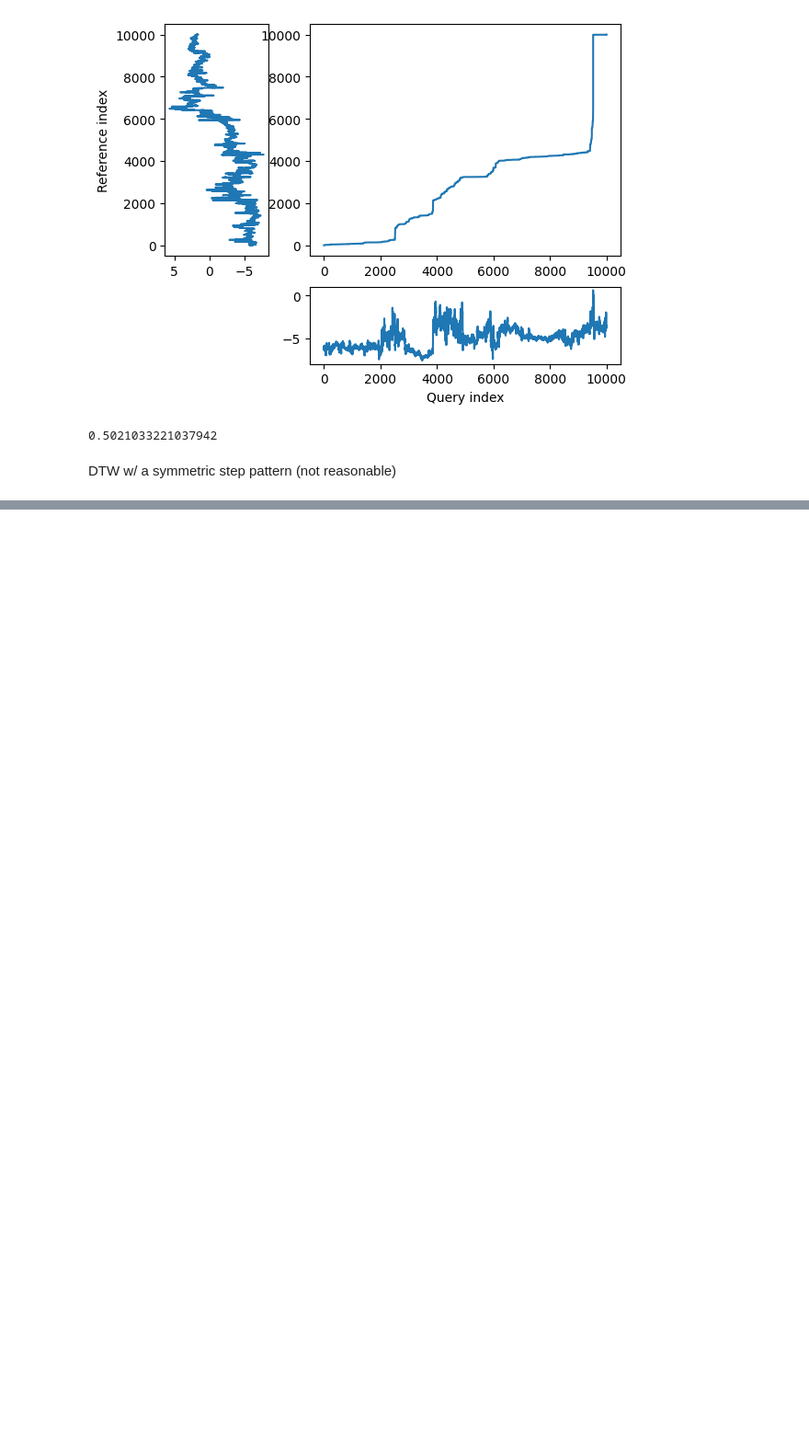
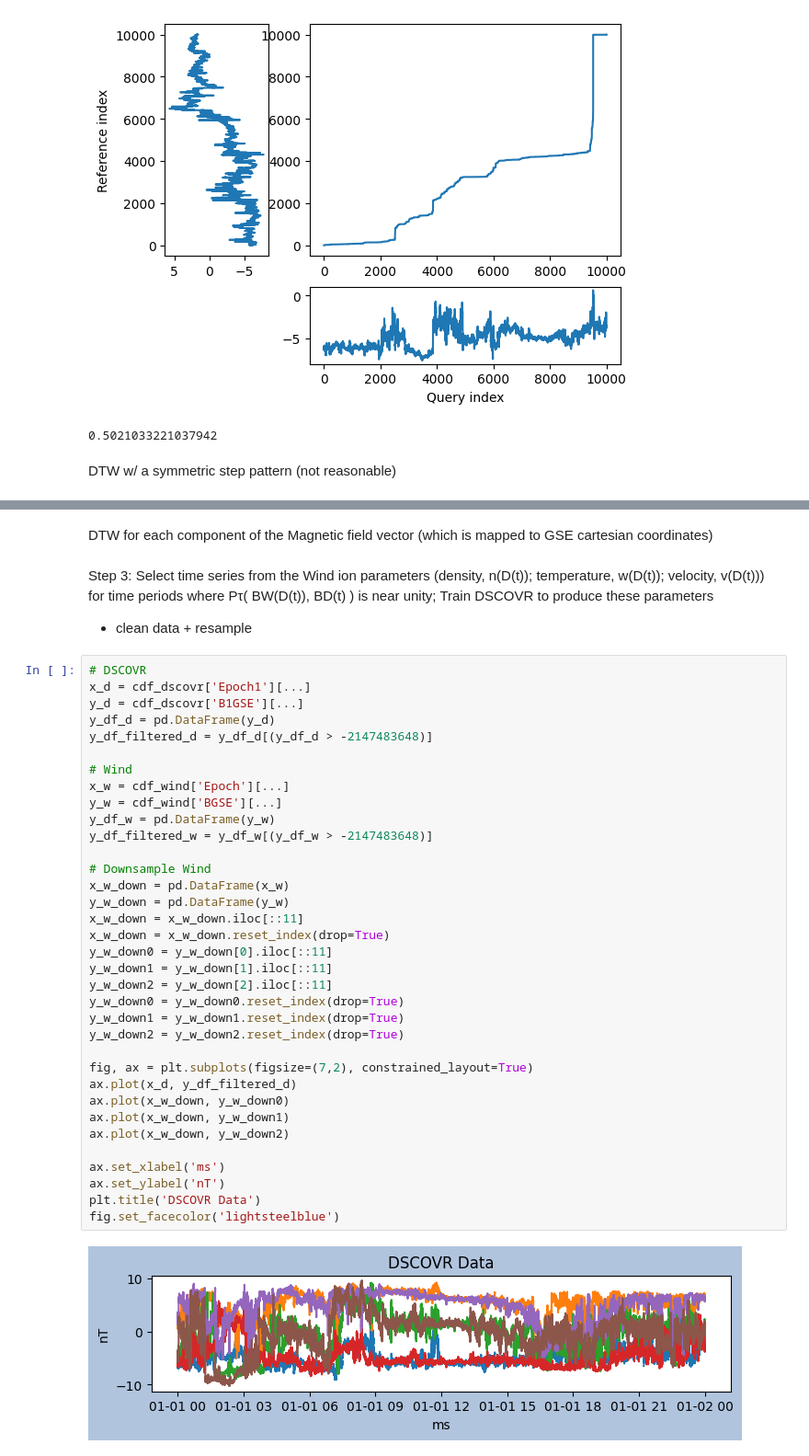
Before and after one commit to cleonard37/SpaceApps, a Jupyter notebook: spaceapps.ipynb, the cells around one changed output, grey strips where cells are left out. Shown at 92% size. Drawn from its saved outputs; the diff is of its cells as text; blank space fills up the shorter version.

```diff
--- a/spaceapps.ipynb
+++ b/spaceapps.ipynb
@@ -277,0 +296,43 @@ plt.show()
+# %% [markdown]
+DTW for each component of the Magnetic field vector (which is mapped to GSE cartesian coordinates)
+# %% [markdown]
+Step 3: Select time series from the Wind ion parameters (density, n(D(t)); temperature, w(D(t)); velocity, v(D(t))) for time periods where Pτ( BW(D(t)), BD(t) ) is near unity; Train DSCOVR to produce these parameters
+
+- clean data + resample
+# %%
+# DSCOVR
+x_d = cdf_dscovr['Epoch1'][...]
+y_d = cdf_dscovr['B1GSE'][...]
+y_df_d = pd.DataFrame(y_d)
+y_df_filtered_d = y_df_d[(y_df_d > -2147483648)]
+
+# Wind
+x_w = cdf_wind['Epoch'][...]
+y_w = cdf_wind['BGSE'][...]
+y_df_w = pd.DataFrame(y_w)
+y_df_filtered_w = y_df_w[(y_df_w > -2147483648)]
+
+# Downsample Wind
+x_w_down = pd.DataFrame(x_w)
+y_w_down = pd.DataFrame(y_w)
+x_w_down = x_w_down.iloc[::11]
+x_w_down = x_w_down.reset_index(drop=True)
+y_w_down0 = y_w_down[0].iloc[::11]
+y_w_down1 = y_w_down[1].iloc[::11]
+y_w_down2 = y_w_down[2].iloc[::11]
+y_w_down0 = y_w_down0.reset_index(drop=True)
+y_w_down1 = y_w_down1.reset_index(drop=True)
+y_w_down2 = y_w_down2.reset_index(drop=True)
+
+fig, ax = plt.subplots(figsize=(7,2), constrained_layout=True)
+ax.plot(x_d, y_df_filtered_d)
+ax.plot(x_w_down, y_w_down0)
+ax.plot(x_w_down, y_w_down1)
+ax.plot(x_w_down, y_w_down2)
+
+ax.set_xlabel('ms')
+ax.set_ylabel('nT')
+plt.title('DSCOVR Data')
+fig.set_facecolor('lightsteelblue')
+# %% [output]
+[figure, added]
```
Also changed, not shown: parts of 19 cells of this notebook, 1 other file.
